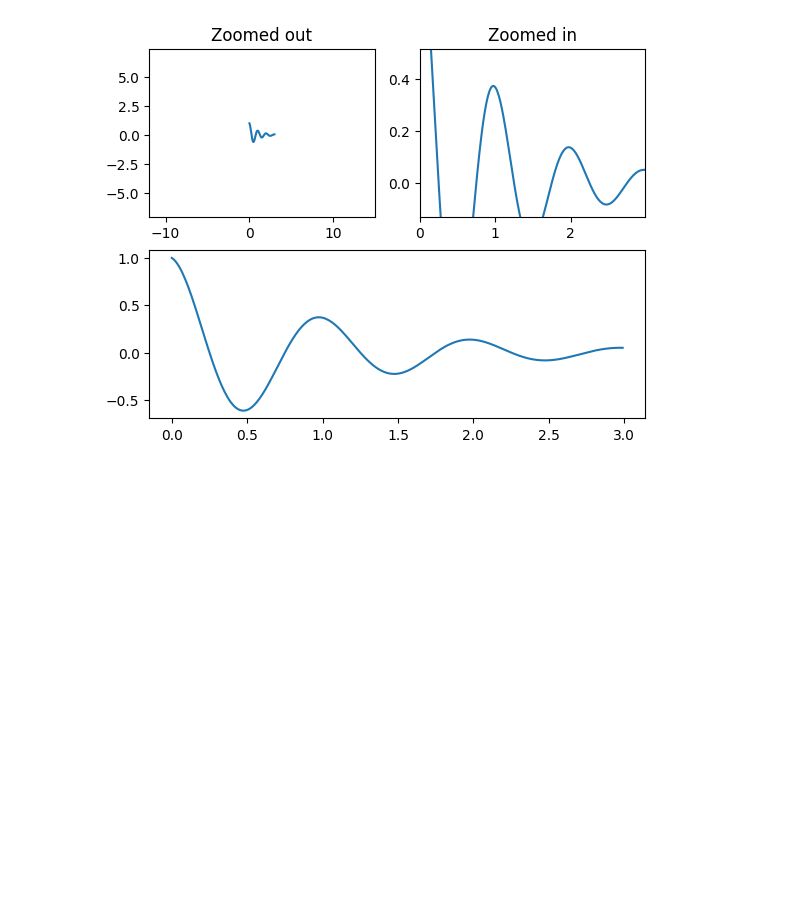
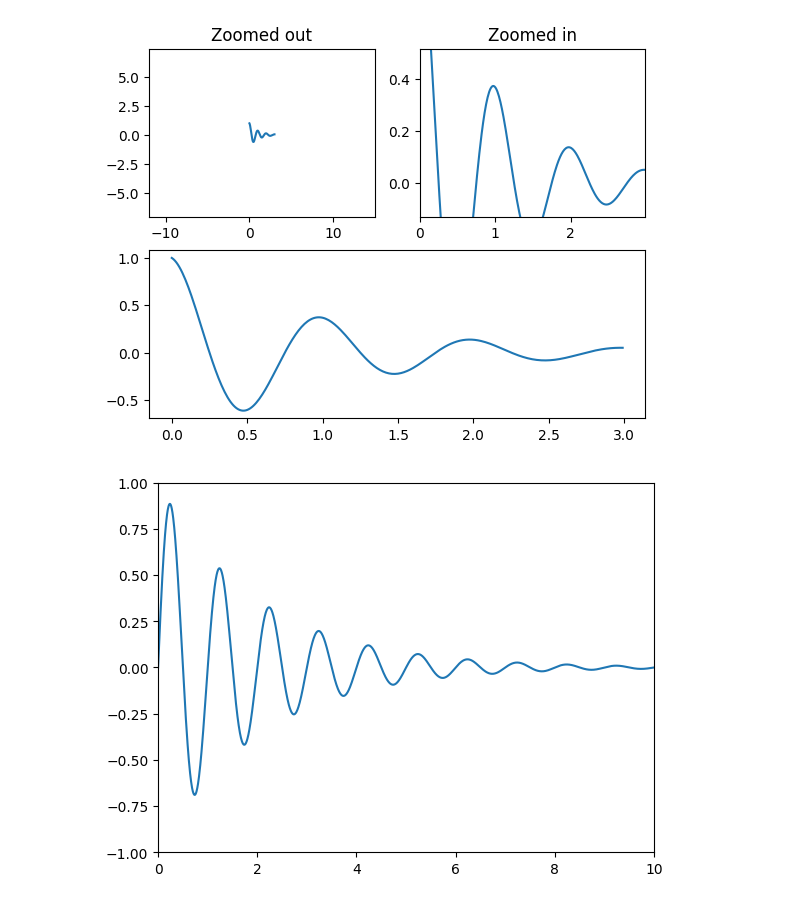
Before and after one commit to michel-lopez-franco/Animations2, a Jupyter notebook: 1_IntroduccionEjemplo/ejemplos.ipynb, the cells around one changed output. Saved outputs shown, nothing was run; the diff lists cells and outputs as text; code cells hidden in the pictures; blank space fills up the shorter version.

```diff
--- a/1_IntroduccionEjemplo/ejemplos.ipynb
+++ b/1_IntroduccionEjemplo/ejemplos.ipynb
@@ -336,3 +336,22 @@ ax3.set_title('Zoomed in')
 plt.show()
 # %% [output]
 [figure]
+# %%
+import matplotlib.pyplot as plt
+import numpy as np
+
+import matplotlib.patches as mpatches
+
+x = np.arange(0, 10, 0.005)
+y = np.exp(-x/2.) * np.sin(2*np.pi*x)
+
+fig, ax = plt.subplots()
+ax.plot(x, y)
+ax.set_xlim(0, 10)
+ax.set_ylim(-1, 1)
+#ax.transData.transform((5, 0))
+
+
+plt.show()
+# %% [output]
+[figure, added]
```
